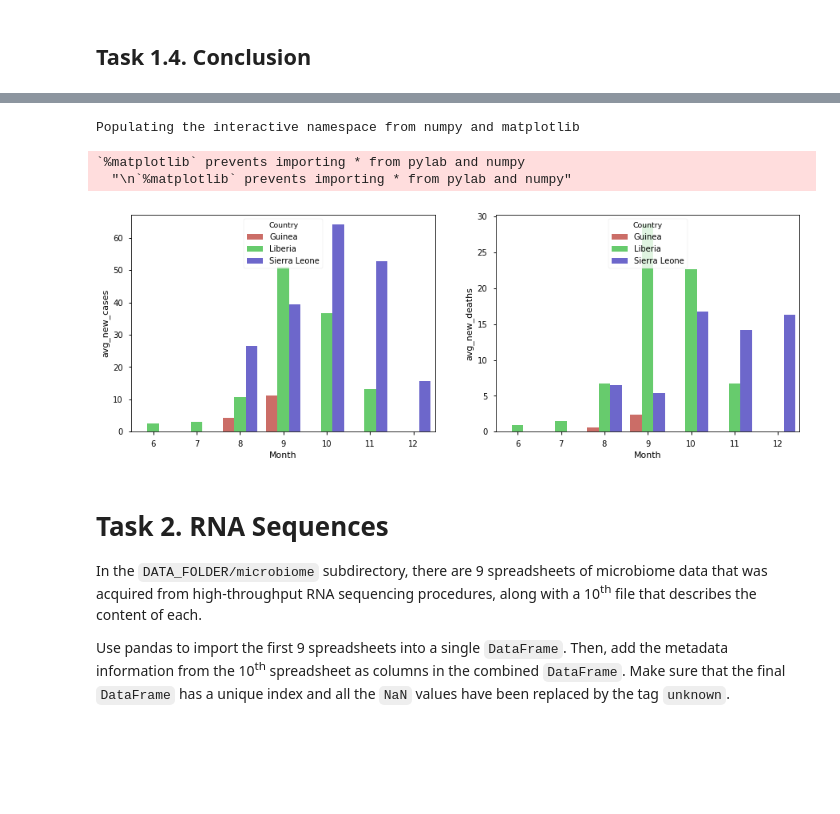
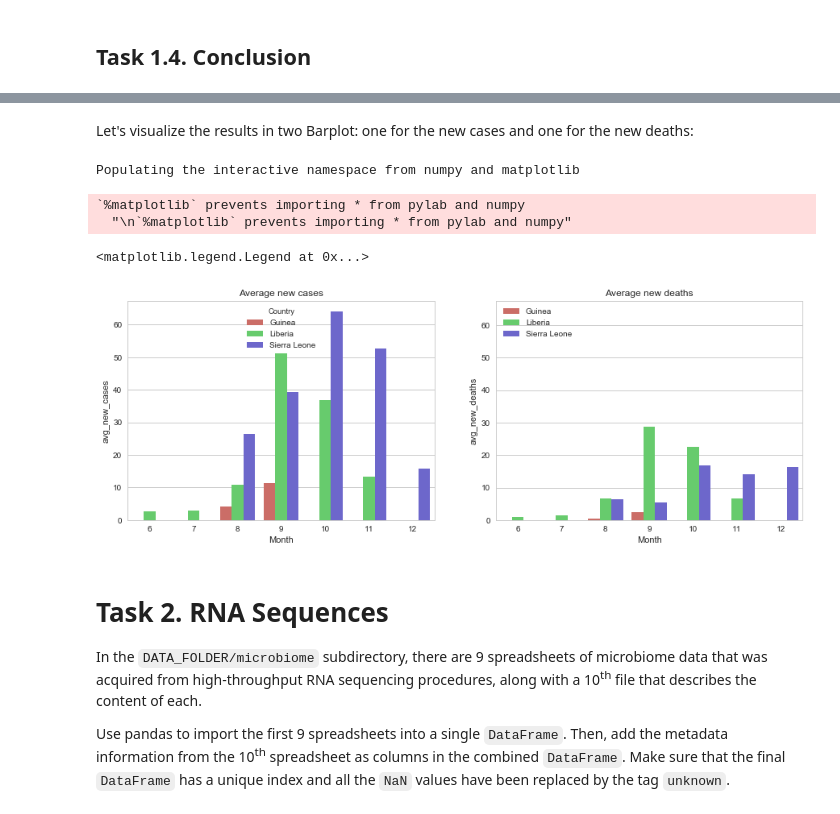
Before and after one commit to LucaZampieri/ADA_homework_LMX, a Jupyter notebook: 01_Pandas and Data Wrangling/task123.ipynb, the cells around one changed output, grey strips where cells are left out. Cells and saved outputs as stored; diff of their text form; code cells hidden in the pictures; blank space fills up the shorter version.

```diff
--- a/01_Pandas and Data Wrangling/task123.ipynb
+++ b/01_Pandas and Data Wrangling/task123.ipynb
@@ -631,31 +620,39 @@ ebolaf
+# %% [markdown]
+Let's visualize the results in two Barplot: one for the new cases and one for the new deaths:
 # %%
+# Import ploting libraries
 import matplotlib.pyplot as plt
+%pylab inline
+import seaborn as sns
 
-import seaborn as sns
-# set the default color palette
-# try other options: 'Blues', sns.cubehelix_palette(8)
+# Seaborn parameters
 sns.set_palette('Reds')
-# Seaborn can also use a context for different purpose
-# possible values are paper, notebook, talk, and poster
-sns.set_context("notebook")
+sns.set_context("notebook") # possible values are paper, notebook, talk, and poster
 
+# Initialise the subplot
+f, (ax1, ax2) = plt.subplots(1, 2, figsize=(15, 5))
+ax1.set_title('Average new cases')
+ax2.set_title('Average new deaths')
 
-%pylab inline
+# New cases plot
+sns.factorplot(x="Month",y='avg_new_cases',hue='Country', data=ebolaf, kind="bar",\
+                   palette='hls',legend=True, margin_titles=True,ax=ax1)
+plt.close()
 
+# New deaths plot
+sns.factorplot(x="Month",y='avg_new_deaths',hue='Country', data=ebolaf, kind="bar",\
+                   palette='hls',legend=True, margin_titles=True,ax=ax2)
 
-fig, (ax1,ax2) = plt.subplots(1,2,figsize=(15,5))
-
-fff = sns.factorplot(x="Month",y='avg_new_cases',hue='Country', data=ebolaf, kind="bar",\
-                   palette='hls',legend=True, margin_titles=True,ax=ax1);
 plt.close()
-ggg = sns.factorplot(x="Month",y='avg_new_deaths',hue='Country', data=ebolaf, kind="bar",\
-                   palette='hls',legend=True, margin_titles=True,ax=ax2);
-plt.close()
+plt.ylim(0,67.5)
+plt.legend(loc='upper left')
+plt.legend(loc='upper left')
 # %% [output]
 Populating the interactive namespace from numpy and matplotlib
 `%matplotlib` prevents importing * from pylab and numpy
   "\n`%matplotlib` prevents importing * from pylab and numpy"
+<matplotlib.legend.Legend at 0x...>
-[figure, old version]
+[figure, new version]
 # %% [markdown]
 # Task 2. RNA Sequences
 
```
Also changed, not shown: parts of 22 cells of this notebook.
